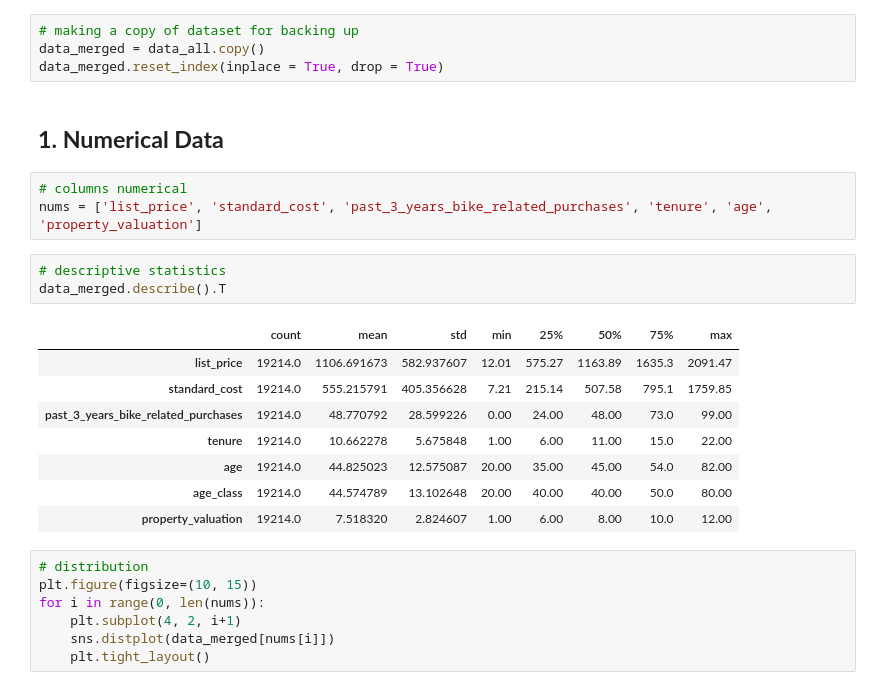
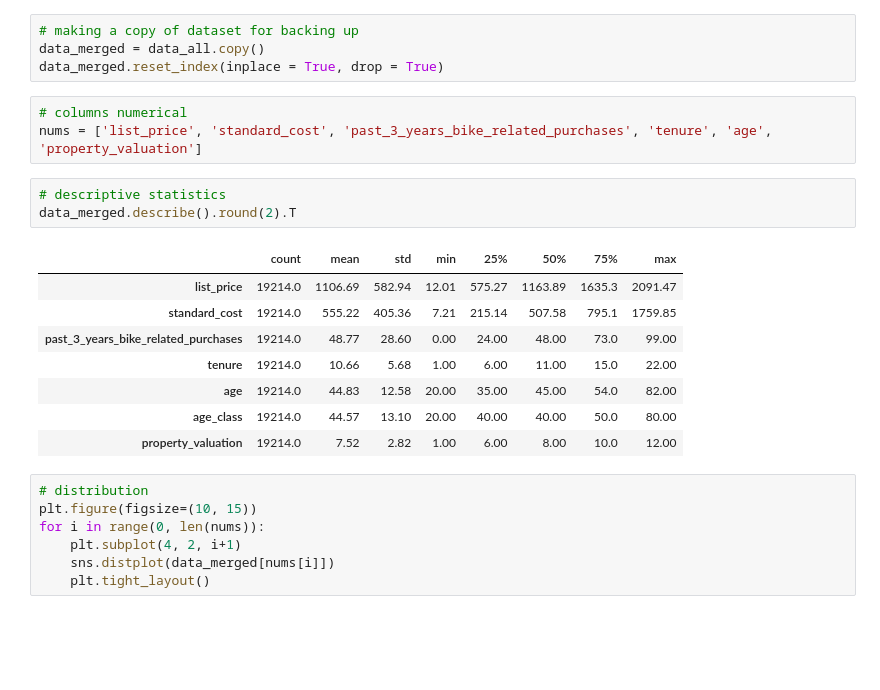
Before and after one commit to faizns/VIX-Data-Analytics-KPMG-AU, a Jupyter notebook: Task 2 - KPMG VIX.ipynb, the cells around one changed output. Saved outputs shown, nothing was run; the diff lists cells and outputs as text; blank space fills up the shorter version.

```diff
--- a/Task 2 - KPMG VIX.ipynb
+++ b/Task 2 - KPMG VIX.ipynb
@@ -248,23 +253,21 @@ memory usage: 3.3+ MB
 # making a copy of dataset for backing up
 data_merged = data_all.copy()
 data_merged.reset_index(inplace = True, drop = True)
-# %% [markdown]
-## **1. Numerical Data**
 # %%
 # columns numerical
 nums = ['list_price', 'standard_cost', 'past_3_years_bike_related_purchases', 'tenure', 'age', 'property_valuation']
 # %%
 # descriptive statistics
-data_merged.describe().T
+data_merged.describe().round(2).T
 # %% [output]
 |  | count | mean | std | min | 25% | 50% | 75% | max |
-| list_price | 19214.0 | 1106.691673 | 582.937607 | 12.01 | 575.27 | 1163.89 | 1635.3 | 2091.47 |
-| standard_cost | 19214.0 | 555.215791 | 405.356628 | 7.21 | 215.14 | 507.58 | 795.1 | 1759.85 |
-| past_3_years_bike_related_purchases | 19214.0 | 48.770792 | 28.599226 | 0.00 | 24.00 | 48.00 | 73.0 | 99.00 |
-| tenure | 19214.0 | 10.662278 | 5.675848 | 1.00 | 6.00 | 11.00 | 15.0 | 22.00 |
-| age | 19214.0 | 44.825023 | 12.575087 | 20.00 | 35.00 | 45.00 | 54.0 | 82.00 |
-| age_class | 19214.0 | 44.574789 | 13.102648 | 20.00 | 40.00 | 40.00 | 50.0 | 80.00 |
-| property_valuation | 19214.0 | 7.518320 | 2.824607 | 1.00 | 6.00 | 8.00 | 10.0 | 12.00 |
+| list_price | 19214.0 | 1106.69 | 582.94 | 12.01 | 575.27 | 1163.89 | 1635.3 | 2091.47 |
+| standard_cost | 19214.0 | 555.22 | 405.36 | 7.21 | 215.14 | 507.58 | 795.1 | 1759.85 |
+| past_3_years_bike_related_purchases | 19214.0 | 48.77 | 28.60 | 0.00 | 24.00 | 48.00 | 73.0 | 99.00 |
+| tenure | 19214.0 | 10.66 | 5.68 | 1.00 | 6.00 | 11.00 | 15.0 | 22.00 |
+| age | 19214.0 | 44.83 | 12.58 | 20.00 | 35.00 | 45.00 | 54.0 | 82.00 |
+| age_class | 19214.0 | 44.57 | 13.10 | 20.00 | 40.00 | 40.00 | 50.0 | 80.00 |
+| property_valuation | 19214.0 | 7.52 | 2.82 | 1.00 | 6.00 | 8.00 | 10.0 | 12.00 |
 # %%
 # distribution
 plt.figure(figsize=(10, 15))
```
Also changed, not shown: parts of 175 cells of this notebook.
